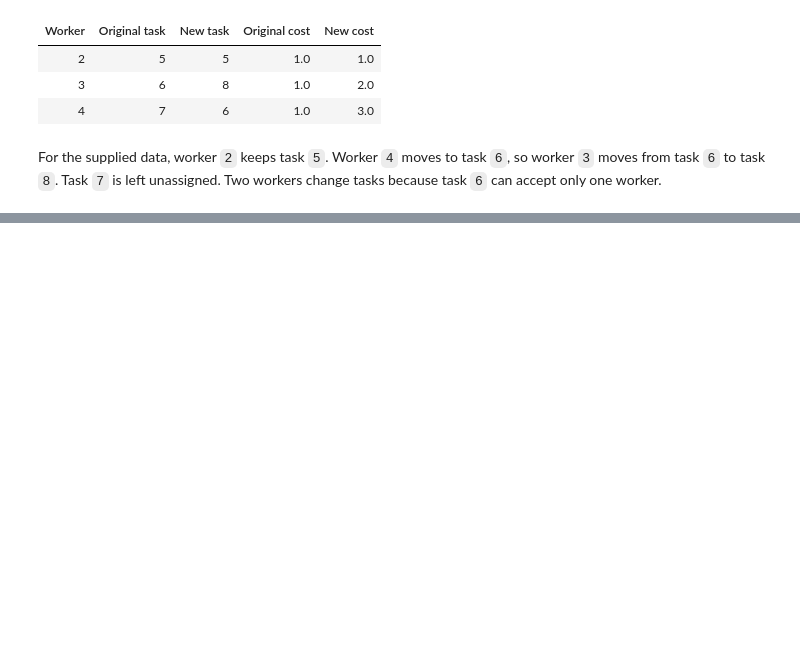
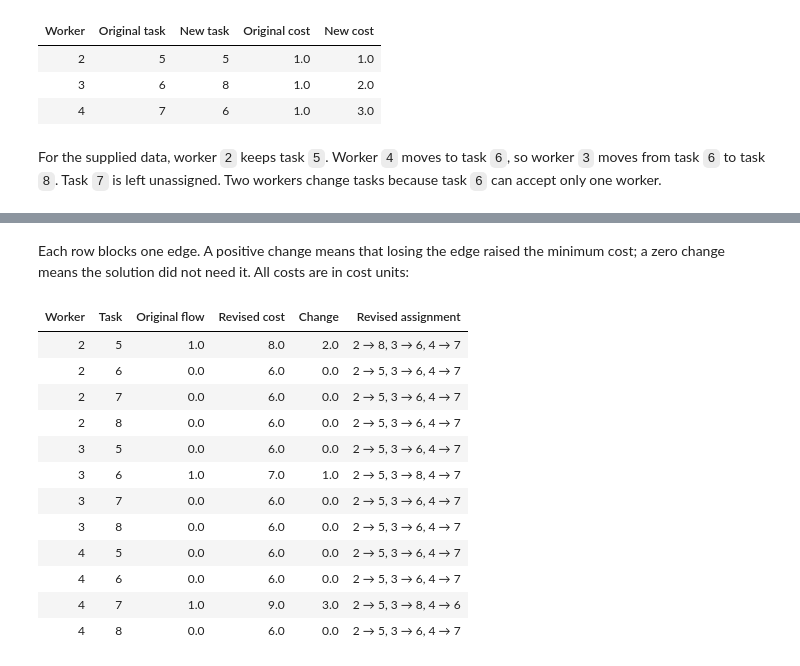
Before and after one commit to varnerlab/CHEME-5800-CourseRepository-Fall-2026, a Jupyter notebook: weeks/week-05/L5d/CHEME-5800-L5d-Lab-MinimumCostAssignmentFlow-Fall-2026.ipynb, the cells around one changed output, grey strips where cells are left out. Saved outputs shown, nothing was run; the diff lists cells and outputs as text; code cells hidden in the pictures; blank space fills up the shorter version.

```diff
--- a/weeks/week-05/L5d/CHEME-5800-L5d-Lab-MinimumCostAssignmentFlow-Fall-2026.ipynb
+++ b/weeks/week-05/L5d/CHEME-5800-L5d-Lab-MinimumCostAssignmentFlow-Fall-2026.ipynb
@@ -512,0 +447,36 @@ Before rerunning Task 3 with `blocked_assignment = (2,6)`, predict whether the m
+# %%
+# Block each worker–task edge in turn and re-solve for the same required flow -
+worker_task_edges = [(edge.source, edge.target) for edge in edges if edge.source in 2:4 && edge.target in 5:8];
+sweep_results = Dict{Tuple{Int64,Int64},Any}(); # solver result for each blocked edge
+sweep = DataFrame(worker = Int64[], task = Int64[], original_flow = Float64[],
+    revised_cost = Float64[], change = Float64[], revised_assignment = String[]);
+for pair in worker_task_edges
+    sweep_result = solve_min_cost_flow(block_assignments(edges, [pair]), 1, 13, required_flow);
+    sweep_results[pair] = sweep_result;
+    sweep_assignment = join(["$(item.worker) → $(item.task)" for item in selected_assignments(sweep_result)], ", ");
+    push!(sweep, (pair[1], pair[2], result.flow[pair], sweep_result.cost,
+        sweep_result.cost - result.cost, sweep_assignment));
+end
+# %% [markdown]
+Each row blocks one edge. A positive change means that losing the edge raised the minimum cost; a zero change means the solution did not need it. All costs are in cost units:
+# %%
+# Display one row per blocked worker–task edge -
+pretty_table(HTML, sweep;
+    column_labels = ["Worker", "Task", "Original flow", "Revised cost", "Change", "Revised assignment"],
+    alignment = [:r, :r, :r, :r, :r, :l],
+    formatters = [fmt__round(4, 3:5)],
+)
+# %% [output]
+| Worker | Task | Original flow | Revised cost | Change | Revised assignment |
+| 2 | 5 | 1.0 | 8.0 | 2.0 | 2 → 8, 3 → 6, 4 → 7 |
+| 2 | 6 | 0.0 | 6.0 | 0.0 | 2 → 5, 3 → 6, 4 → 7 |
+| 2 | 7 | 0.0 | 6.0 | 0.0 | 2 → 5, 3 → 6, 4 → 7 |
+| 2 | 8 | 0.0 | 6.0 | 0.0 | 2 → 5, 3 → 6, 4 → 7 |
+| 3 | 5 | 0.0 | 6.0 | 0.0 | 2 → 5, 3 → 6, 4 → 7 |
+| 3 | 6 | 1.0 | 7.0 | 1.0 | 2 → 5, 3 → 8, 4 → 7 |
+| 3 | 7 | 0.0 | 6.0 | 0.0 | 2 → 5, 3 → 6, 4 → 7 |
+| 3 | 8 | 0.0 | 6.0 | 0.0 | 2 → 5, 3 → 6, 4 → 7 |
+| 4 | 5 | 0.0 | 6.0 | 0.0 | 2 → 5, 3 → 6, 4 → 7 |
+| 4 | 6 | 0.0 | 6.0 | 0.0 | 2 → 5, 3 → 6, 4 → 7 |
+| 4 | 7 | 1.0 | 9.0 | 3.0 | 2 → 5, 3 → 8, 4 → 6 |
+| 4 | 8 | 0.0 | 6.0 | 0.0 | 2 → 5, 3 → 6, 4 → 7 |
```
Also changed, not shown: parts of 39 cells of this notebook, 5 other files.
